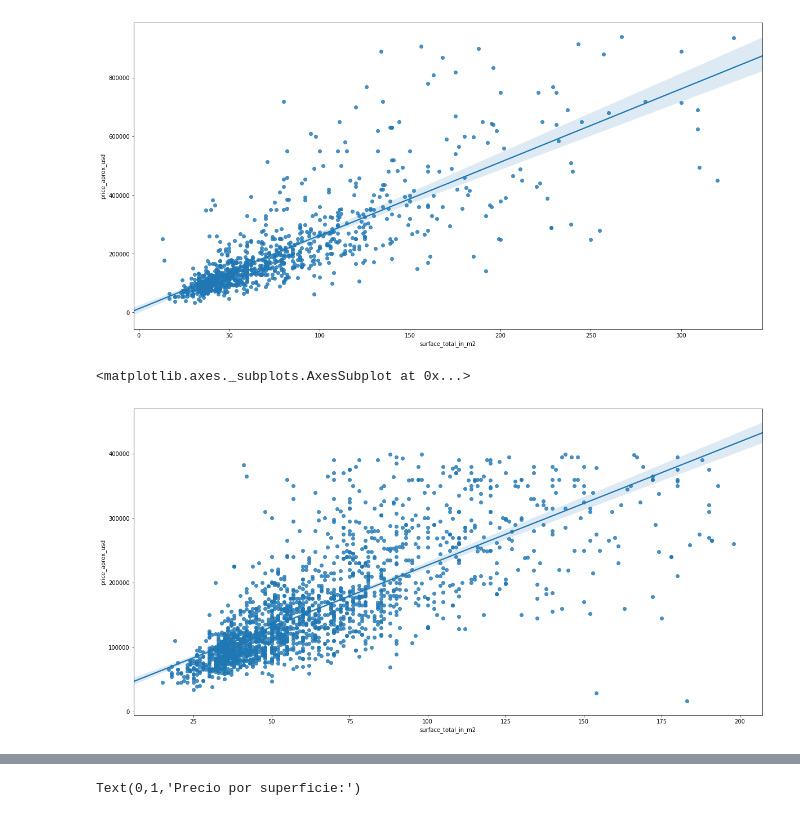
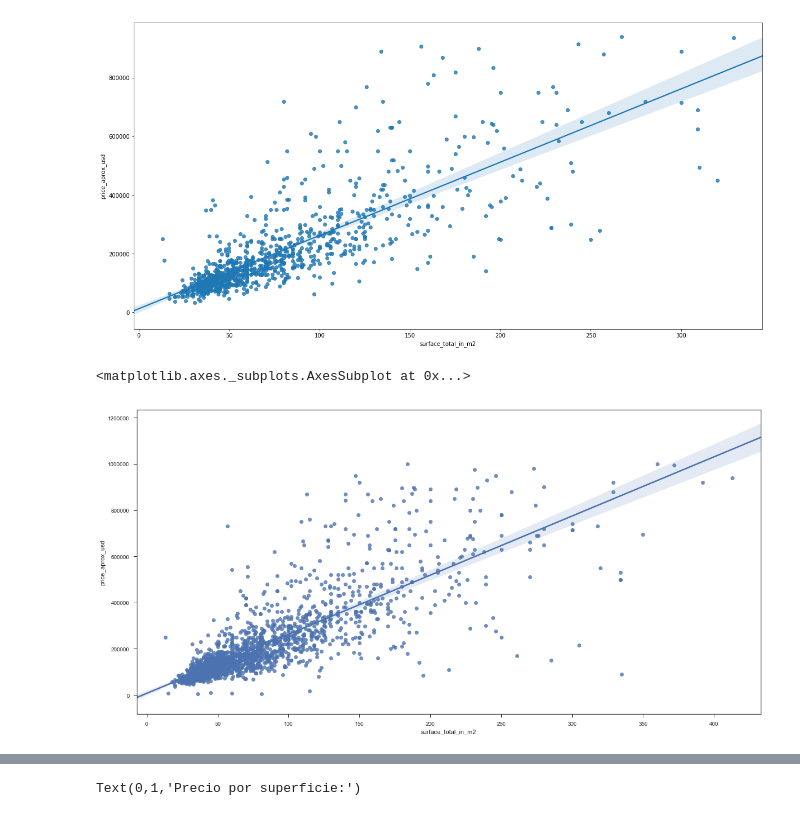
Before and after one commit to GabrielCasal/Digital_House, a Jupyter notebook: TP(juanf).ipynb, the cells around one changed output, grey strips where cells are left out. Cells and saved outputs as stored; diff of their text form; code cells hidden in the pictures.

```diff
--- a/TP(juanf).ipynb
+++ b/TP(juanf).ipynb
@@ -297,12 +297,14 @@ sns.regplot(x=datanorm["surface_total_in_m2"], y=datanorm["price_aprox_usd"])
 <matplotlib.axes._subplots.AxesSubplot at 0x...>
 [figure]
 # %%
-datanorm = data[(data.surface_total_in_m2 < 200) & (data.surface_total_in_m2 > 10) &
-                (data.price_aprox_usd < 400000) & (data.price_aprox_usd > 10000)
+datanorm = data[(data.surface_total_in_m2 < data.surface_total_in_m2.mean() + 2 * data.surface_total_in_m2.std())
+                & (data.surface_total_in_m2 > 10)
+                & (data.price_aprox_usd < data.price_aprox_usd.mean() + 2 * data.price_aprox_usd.std())
+                & (data.price_aprox_usd > 1000)
                 & (data.TIPO_PROPIEDAD == 'apartment') & (data.PROVINCIA == 'Capital Federal')].sample(2000)
 
 plt.figure(figsize = (20,10))
 sns.regplot(x=datanorm["surface_total_in_m2"], y=datanorm["price_aprox_usd"])
 # %% [output]
 <matplotlib.axes._subplots.AxesSubplot at 0x...>
-[figure, old version]
+[figure, new version]
```
Also changed, not shown: parts of 10 cells of this notebook.
